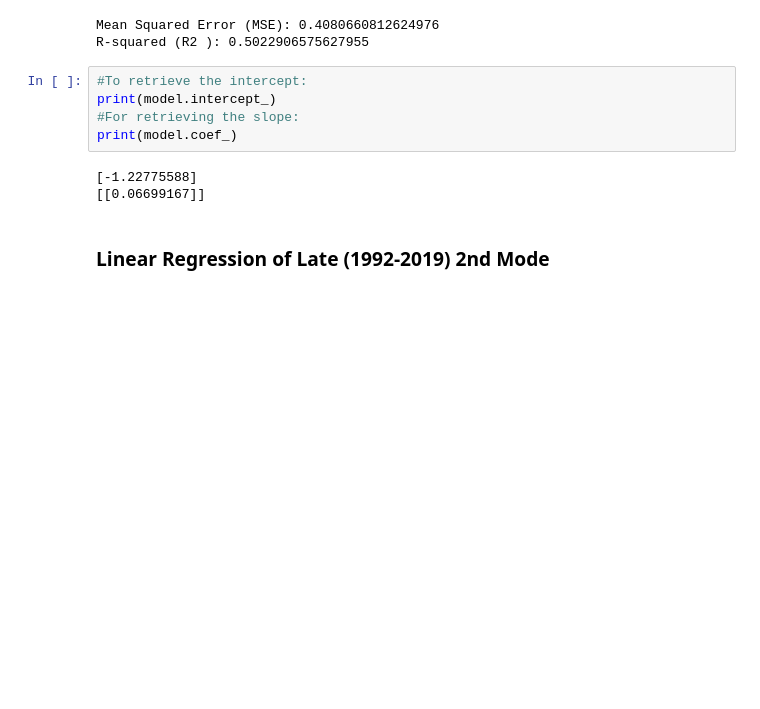
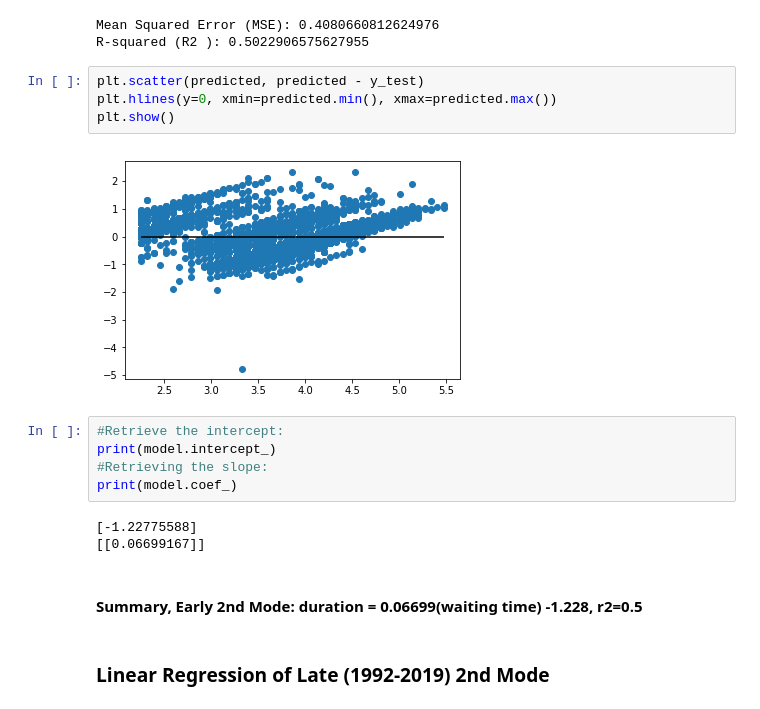
Before and after one commit to kyanite5/Old_Faithful_Project, a Jupyter notebook: data/LinearRegression.ipynb, the cells around one changed output. Cells and saved outputs as stored; diff of their text form; blank space fills up the shorter version.

```diff
--- a/data/LinearRegression.ipynb
+++ b/data/LinearRegression.ipynb
@@ -283,14 +271,22 @@ print(f"R-squared (R2 ): {r2}")
 # %% [output]
 Mean Squared Error (MSE): 0.4080660812624976
 R-squared (R2 ): 0.5022906575627955
+# %%
+plt.scatter(predicted, predicted - y_test)
+plt.hlines(y=0, xmin=predicted.min(), xmax=predicted.max())
+plt.show()
+# %% [output]
+[figure, added]
 # %%
-#To retrieve the intercept:
+#Retrieve the intercept:
 print(model.intercept_)
-#For retrieving the slope:
+#Retrieving the slope:
 print(model.coef_)
 # %% [output]
 [-1.22775588]
 [[0.06699167]]
+# %% [markdown]
+#### Summary, Early 2nd Mode: duration = 0.06699(waiting time) -1.228, r2=0.5
 # %% [markdown]
 ### Linear Regression of  Late (1992-2019) 2nd Mode
 # %%
```
Also changed, not shown: parts of 22 cells of this notebook, 12 other files.
